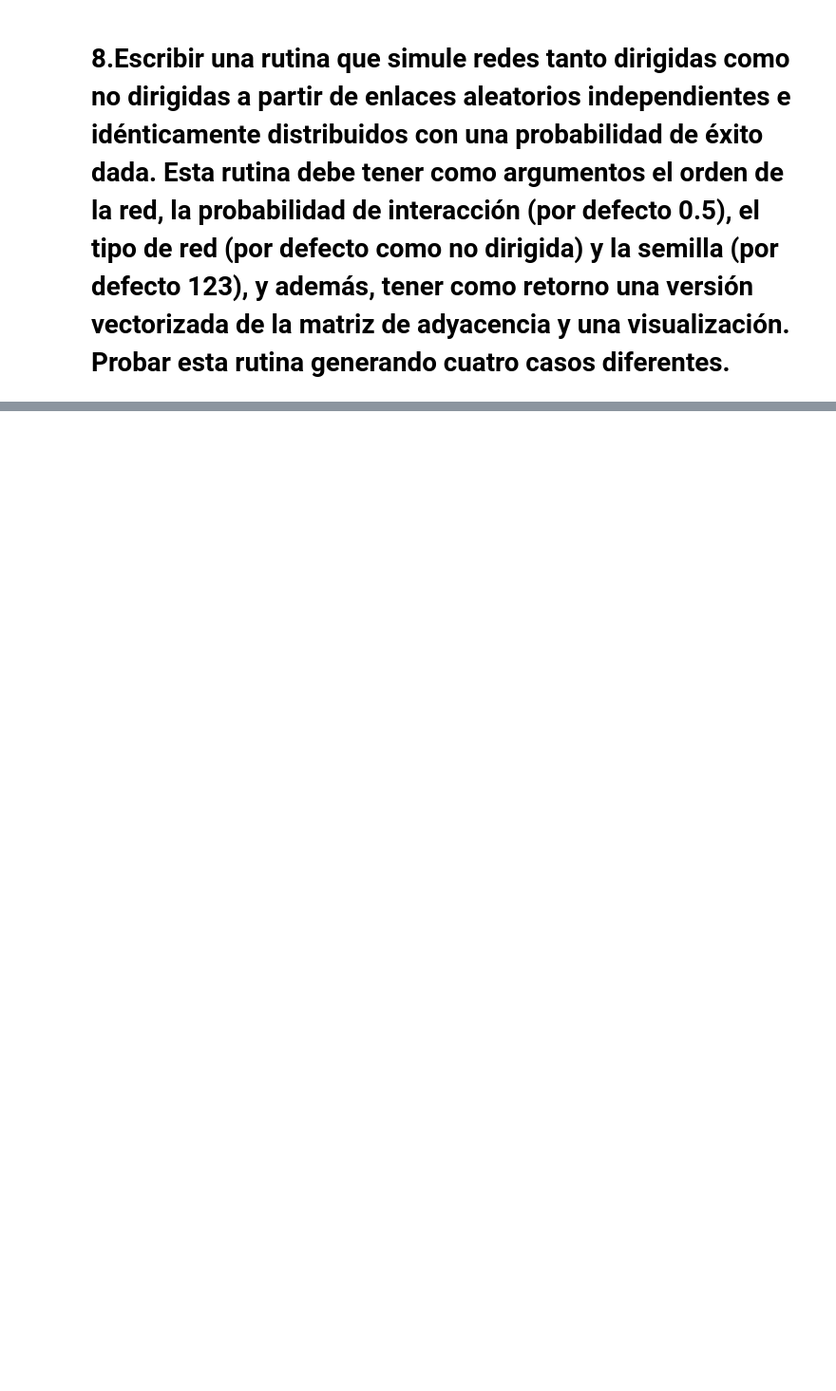
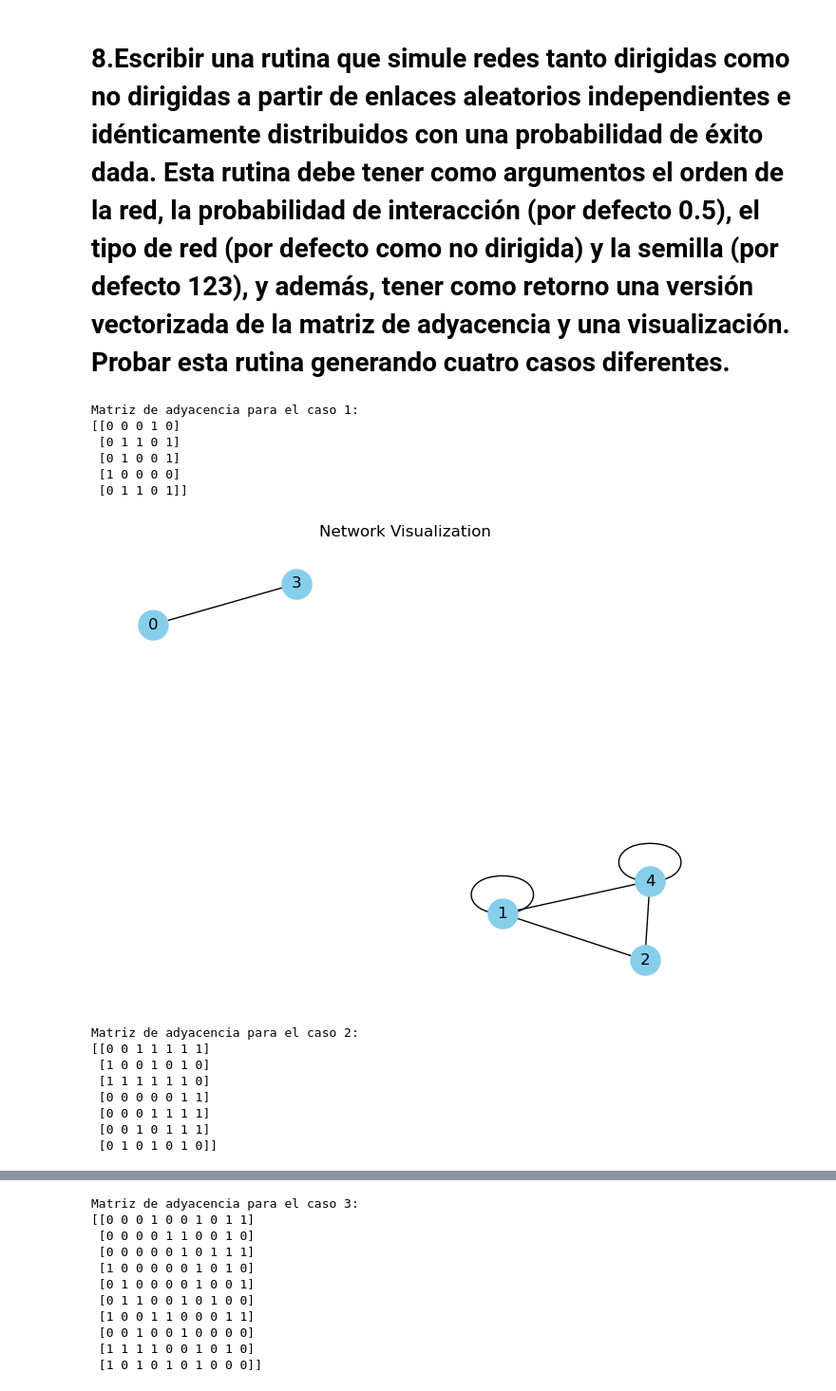
Before and after one commit to briveros23/Redes_sociales, a Jupyter notebook: notebook/Taller 1.ipynb, the cells around one changed output, grey strips where cells are left out. Shown: that part at 95% size. Cells and saved outputs as stored; diff of their text form; code cells hidden in the pictures; blank space fills up the shorter version.

```diff
--- a/notebook/Taller 1.ipynb
+++ b/notebook/Taller 1.ipynb
@@ -520,3 +520,54 @@ plt.show()
 [figure]
 # %% [markdown]
 # 8.Escribir una rutina que simule redes tanto dirigidas como no dirigidas a partir de enlaces aleatorios independientes e idénticamente distribuidos con una probabilidad de éxito dada. Esta rutina debe tener como argumentos el orden de la red, la probabilidad de interacción (por defecto 0.5), el tipo de red (por defecto como no dirigida) y la semilla (por defecto 123), y además, tener como retorno una versión vectorizada de la matriz de adyacencia y una visualización. Probar esta rutina generando cuatro casos diferentes.
+# %%
+import numpy as np
+import networkx as nx
+import matplotlib.pyplot as plt
+
+def simulate_network(order, success_probability=0.5, directed=False, seed=123):
+    np.random.seed(seed)
+    adjacency_matrix = np.random.choice([0, 1], size=(order, order), p=[1-success_probability, success_probability])
+    if not directed:
+        adjacency_matrix = np.tril(adjacency_matrix) + np.tril(adjacency_matrix, -1).T
+    return adjacency_matrix, nx.from_numpy_array(adjacency_matrix)
+
+def visualize_network(graph):
+    plt.figure()
+    pos = nx.spring_layout(graph)
+    nx.draw(graph, pos, with_labels=True, node_color='skyblue', node_size=500, edge_color='k', linewidths=1, font_size=12)
+    plt.title("Network Visualization")
+    plt.show()
+
+# Ejemplos de uso
+orders = [5, 7, 10, 8]
+probabilities = [0.3, 0.6, 0.4, 0.7]
+directed_options = [False, True, False, True]
+seeds = [123, 456, 789, 321]
+
+for i in range(4):
+    order = orders[i]
+    prob = probabilities[i]
+    directed = directed_options[i]
+    seed = seeds[i]
+
+    adjacency_matrix, graph = simulate_network(order, prob, directed, seed)
+    print(f"Matriz de adyacencia para el caso {i+1}:")
+    print(adjacency_matrix)
+    visualize_network(graph)
+# %% [output]
+Matriz de adyacencia para el caso 1:
+[[0 0 0 1 0]
+ [0 1 1 0 1]
+ [0 1 0 0 1]
+ [1 0 0 0 0]
+ [0 1 1 0 1]]
+[figure, added]
+Matriz de adyacencia para el caso 2:
+[[0 0 1 1 1 1 1]
+ [1 0 0 1 0 1 0]
+ [1 1 1 1 1 1 0]
+ [0 0 0 0 0 1 1]
+ [0 0 0 1 1 1 1]
+ [0 0 1 0 1 1 1]
+ [0 1 0 1 0 1 0]]
@@ -522,0 +575,11 @@ plt.show()
+Matriz de adyacencia para el caso 3:
+[[0 0 0 1 0 0 1 0 1 1]
+ [0 0 0 0 1 1 0 0 1 0]
+ [0 0 0 0 0 1 0 1 1 1]
+ [1 0 0 0 0 0 1 0 1 0]
+ [0 1 0 0 0 0 1 0 0 1]
+ [0 1 1 0 0 1 0 1 0 0]
+ [1 0 0 1 1 0 0 0 1 1]
+ [0 0 1 0 0 1 0 0 0 0]
+ [1 1 1 1 0 0 1 0 1 0]
+ [1 0 1 0 1 0 1 0 0 0]]
```
Also changed, not shown: parts of 1 cell of this notebook, 1 other file.
